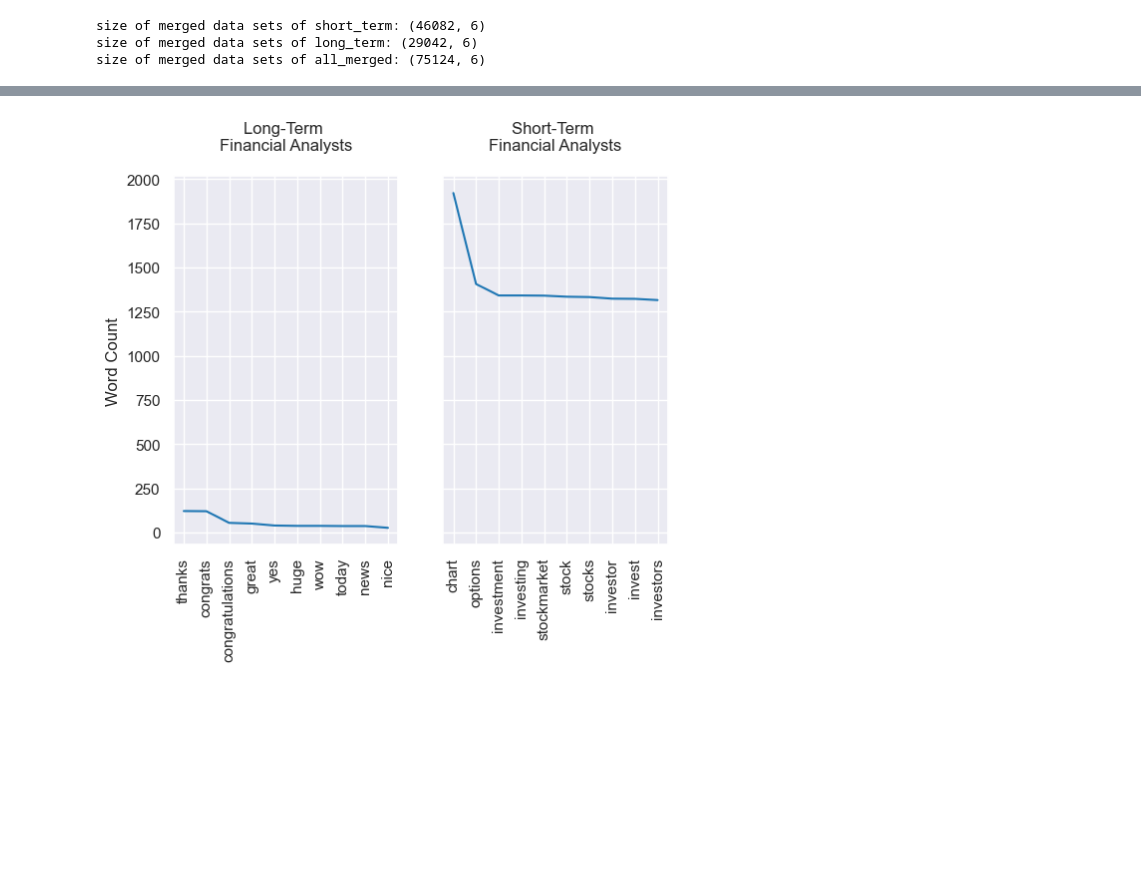
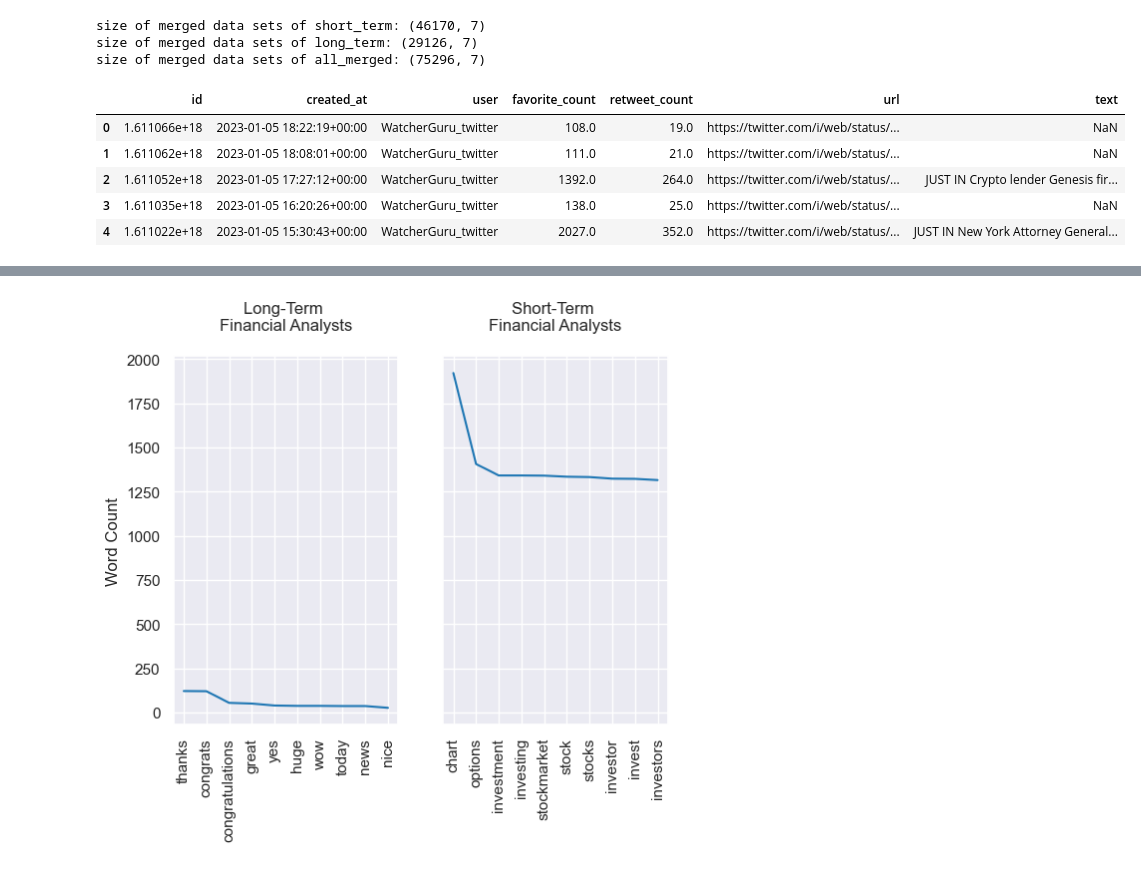
Before and after one commit to KeatonSpiller/Sentiment_Analysis, a Jupyter notebook: Stock_Market/scripts/TwitterBot.ipynb, the cells around one changed output, grey strips where cells are left out. Drawn from its saved outputs; the diff is of its cells as text; code cells hidden in the pictures; blank space fills up the shorter version.

```diff
--- a/Stock_Market/scripts/TwitterBot.ipynb
+++ b/Stock_Market/scripts/TwitterBot.ipynb
@@ -100,55 +173,19 @@ download_user(long_term, 'long_term')
-# %%
-def merge_files(group, display):
-    csv_files = glob.glob(os.path.join('../data'+"/"+group, "*.csv"))
-    df = pd.DataFrame()
-    for f in csv_files:
-        # read the csv file
-        df_temp = pd.read_csv(f)
-        df_temp['user'] = f.split("\\")[-1].split(".")[0]
-        if( display > 0):
-            display(df_temp.iloc[0:display])
-            print(df_temp.shape)
-        # Merging the columns
-        df = pd.concat([df_temp,df], names = ['id',	'created_at','favorite_count',	'retweet_count', 'text', 'user'])
-    print(f"size of merged data sets of {group}: {df.shape}")
-
-    path_group_merge = f'../data/{group}/merge'
-    path_all_merge = f'../data/all_merged'
-    if not os.path.exists(path_group_merge):
-        os.makedirs(path_group_merge)
-    if not os.path.exists(path_all_merge):
-        os.makedirs(path_all_merge)
-
-    df.to_csv(path_group_merge +'/merge_'+ group +'_twitter.csv',index=False)
-    df.to_csv(path_all_merge +'/merge_'+ group +'_twitter.csv',index=False)
-
-    return df
-
-def merge_all(group, display):
-
-    csv_files = glob.glob(os.path.join('../data'+"/"+group, "*.csv"))
-    df = pd.DataFrame()
-    for f in csv_files:
-        # read the csv file
-        df_temp = pd.read_csv(f)
-        if( display > 0):
-            display(df_temp.iloc[0:display])
-            print(df_temp.shape)
-        # Merging the columns
-        df = pd.concat([df_temp,df], names = ['id',	'created_at', 'favorite_count',	'retweet_count', 'text', 'user'])
-    print(f"size of merged data sets of {group}: {df.shape}")
-
-    path_all_merge = f'../data/all_merged/all'
-    if not os.path.exists(path_all_merge):
-        os.makedirs(path_all_merge)
-    df.to_csv(path_all_merge +'/'+ group +'_twitter.csv',index=False)
-
-    return df
-
-df_short_term = merge_files('short_term', display = 0)
-df_long_term = merge_files('long_term', display = 0)
-df_all = merge_all('all_merged', display = 0)
-# %% [output]
-size of merged data sets of short_term: (46082, 6)
-size of merged data sets of long_term: (29042, 6)
-size of merged data sets of all_merged: (75124, 6)
+# %%
+# Merge groups of users and merge everything
+column_list_merge = ['id','created_at','user','favorite_count','retweet_count','url','text']
+df_short_term = merge_files('short_term',column_list_merge, display = 0)
+df_long_term = merge_files('long_term',column_list_merge, display = 0)
+df_all = merge_all('all_merged', column_list_merge, display = 0)
+# %% [output]
+size of merged data sets of short_term: (46170, 7)
+size of merged data sets of long_term: (29126, 7)
+size of merged data sets of all_merged: (75296, 7)
+# %%
+df_all.head()
+# %% [output]
+|  | id | created_at | user | favorite_count | retweet_count | url | text |
+| 0 | 1.611066e+18 | 2023-01-05 18:22:19+00:00 | WatcherGuru_twitter | 108.0 | 19.0 | https://twitter.com/i/web/status/... | NaN |
+| 1 | 1.611062e+18 | 2023-01-05 18:08:01+00:00 | WatcherGuru_twitter | 111.0 | 21.0 | https://twitter.com/i/web/status/... | NaN |
+| 2 | 1.611052e+18 | 2023-01-05 17:27:12+00:00 | WatcherGuru_twitter | 1392.0 | 264.0 | https://twitter.com/i/web/status/... | JUST IN Crypto lender Genesis fir... |
+| 3 | 1.611035e+18 | 2023-01-05 16:20:26+00:00 | WatcherGuru_twitter | 138.0 | 25.0 | https://twitter.com/i/web/status/... | NaN |
+| 4 | 1.611022e+18 | 2023-01-05 15:30:43+00:00 | WatcherGuru_twitter | 2027.0 | 352.0 | https://twitter.com/i/web/status/... | JUST IN New York Attorney General... |
```
Also changed, not shown: parts of 15 cells of this notebook, 37 other files.
